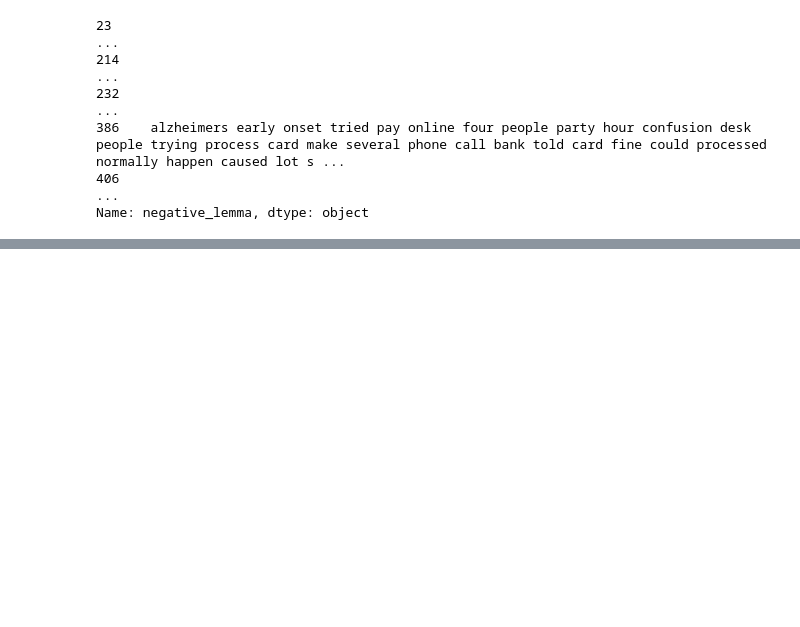
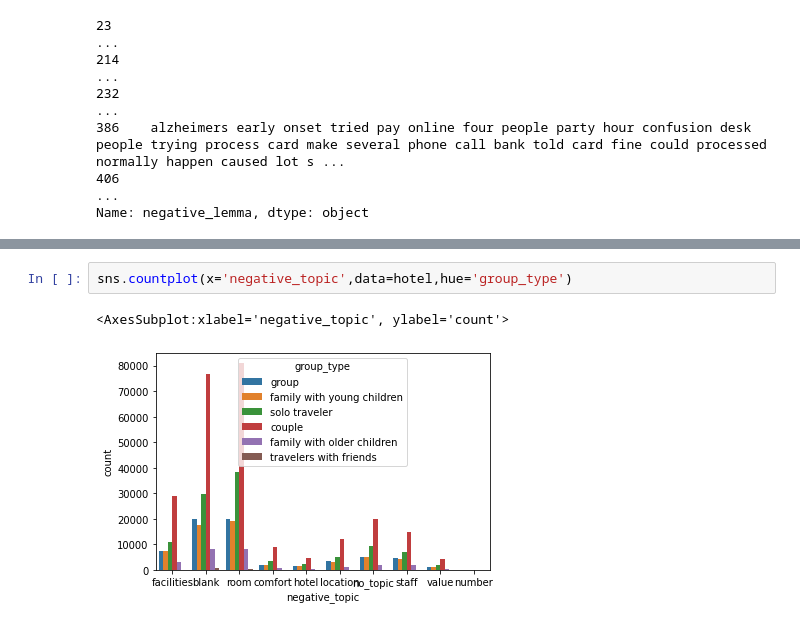
Before and after one commit to InPersonAnalysis/customer_review_capston, a Jupyter notebook: Mathias_Topic_Explore.ipynb, the cells around one changed output, grey strips where cells are left out. Saved outputs shown, nothing was run; the diff lists cells and outputs as text; blank space fills up the shorter version.

```diff
--- a/Mathias_Topic_Explore.ipynb
+++ b/Mathias_Topic_Explore.ipynb
@@ -189,0 +181,5 @@ Name: negative_lemma, dtype: object
+# %%
+sns.countplot(x='negative_topic',data=hotel,hue='group_type')
+# %% [output]
+<AxesSubplot:xlabel='negative_topic', ylabel='count'>
+[figure, added]
```
Also changed, not shown: parts of 9 cells of this notebook, 1 other file.
